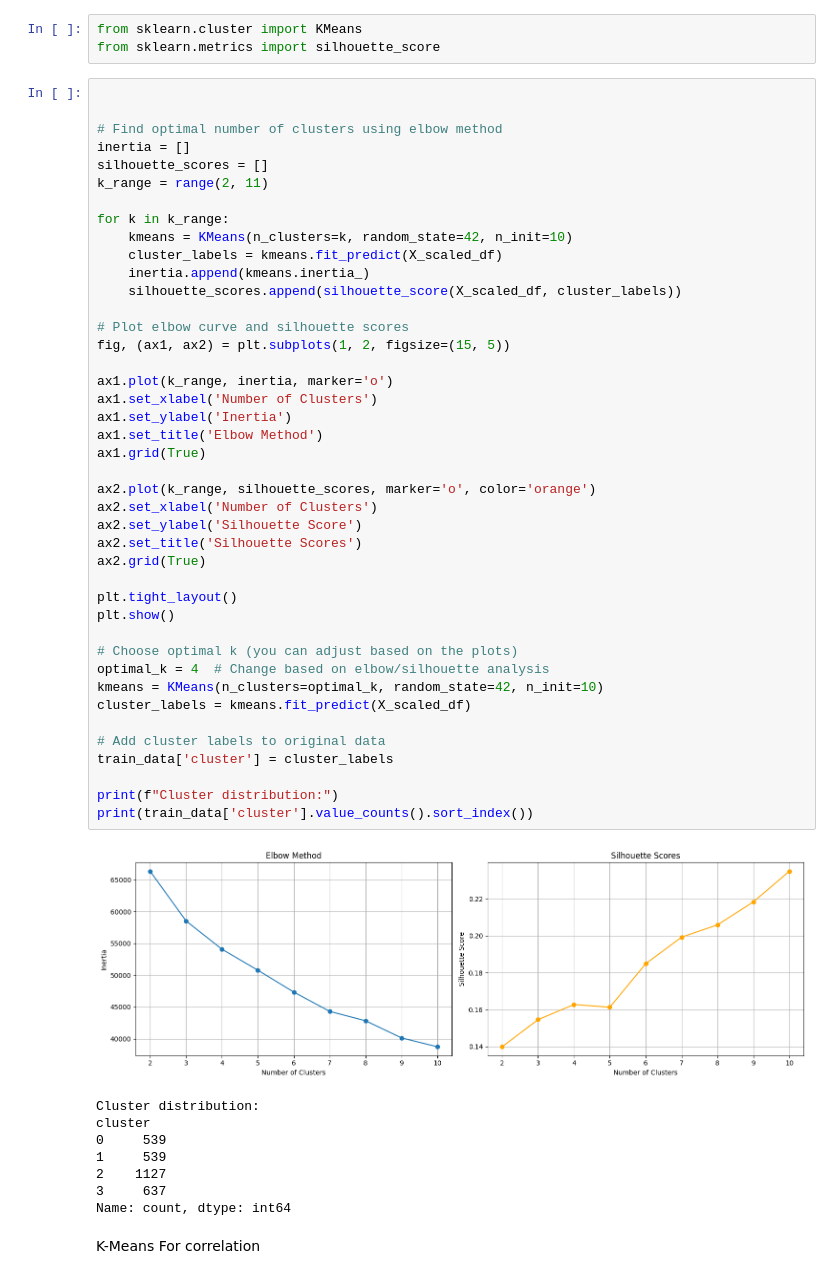
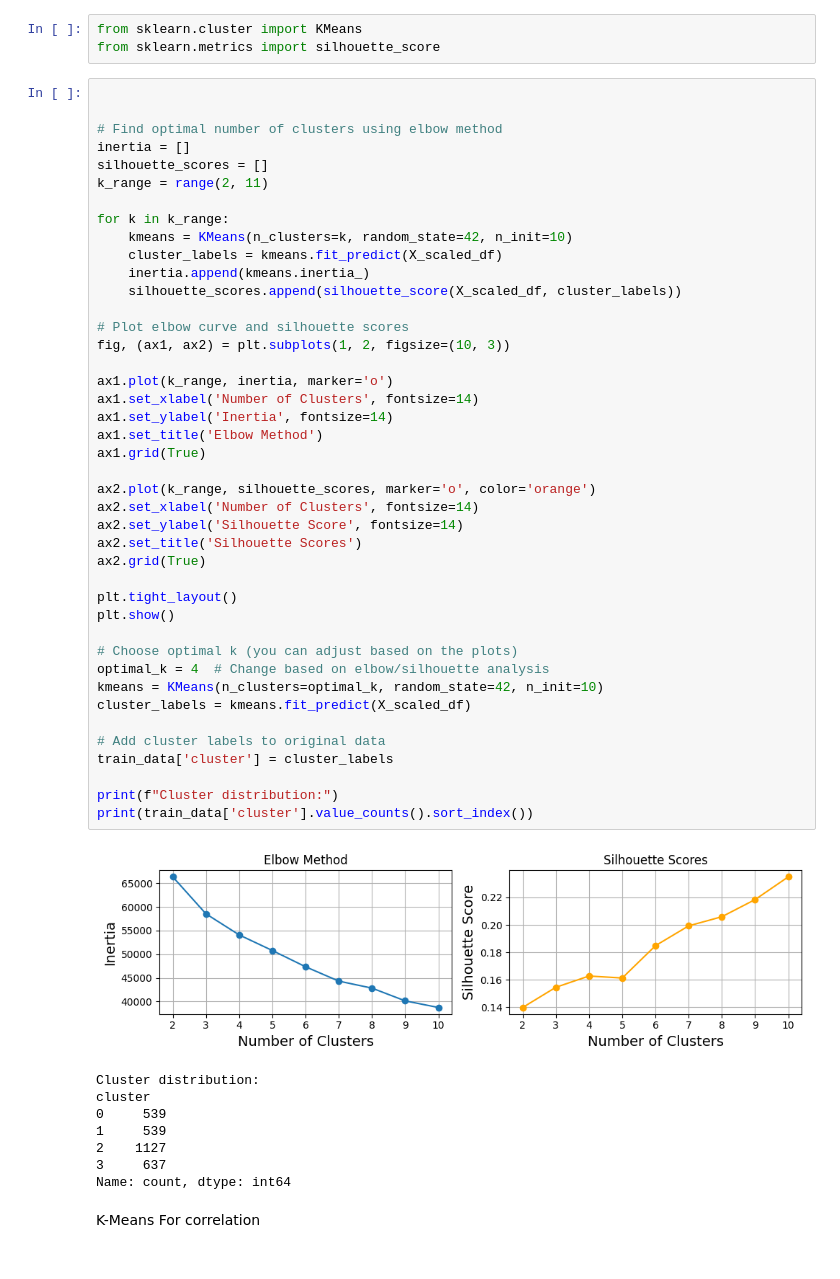
Before and after one commit to sandeepa-ukr/AI-Based-Crop-Predection, a Jupyter notebook: untitled.ipynb, the cells around one changed output. Saved outputs shown, nothing was run; the diff lists cells and outputs as text.

```diff
--- a/untitled.ipynb
+++ b/untitled.ipynb
@@ -899,39 +899,39 @@ k_range = range(2, 11)
 for k in k_range:
     kmeans = KMeans(n_clusters=k, random_state=42, n_init=10)
     cluster_labels = kmeans.fit_predict(X_scaled_df)
     inertia.append(kmeans.inertia_)
     silhouette_scores.append(silhouette_score(X_scaled_df, cluster_labels))
 
 # Plot elbow curve and silhouette scores
-fig, (ax1, ax2) = plt.subplots(1, 2, figsize=(15, 5))
+fig, (ax1, ax2) = plt.subplots(1, 2, figsize=(10, 3))
 
 ax1.plot(k_range, inertia, marker='o')
-ax1.set_xlabel('Number of Clusters')
-ax1.set_ylabel('Inertia')
+ax1.set_xlabel('Number of Clusters', fontsize=14)
+ax1.set_ylabel('Inertia', fontsize=14)
 ax1.set_title('Elbow Method')
 ax1.grid(True)
 
 ax2.plot(k_range, silhouette_scores, marker='o', color='orange')
-ax2.set_xlabel('Number of Clusters')
-ax2.set_ylabel('Silhouette Score')
+ax2.set_xlabel('Number of Clusters', fontsize=14)
+ax2.set_ylabel('Silhouette Score', fontsize=14)
 ax2.set_title('Silhouette Scores')
 ax2.grid(True)
 
 plt.tight_layout()
 plt.show()
 
 # Choose optimal k (you can adjust based on the plots)
 optimal_k = 4  # Change based on elbow/silhouette analysis
 kmeans = KMeans(n_clusters=optimal_k, random_state=42, n_init=10)
 cluster_labels = kmeans.fit_predict(X_scaled_df)
 
 # Add cluster labels to original data
 train_data['cluster'] = cluster_labels
 
 print(f"Cluster distribution:")
 print(train_data['cluster'].value_counts().sort_index())
 # %% [output]
-[figure, old version]
+[figure, new version]
 Cluster distribution:
 cluster
 0     539
```
Also changed, not shown: parts of 18 cells of this notebook.
